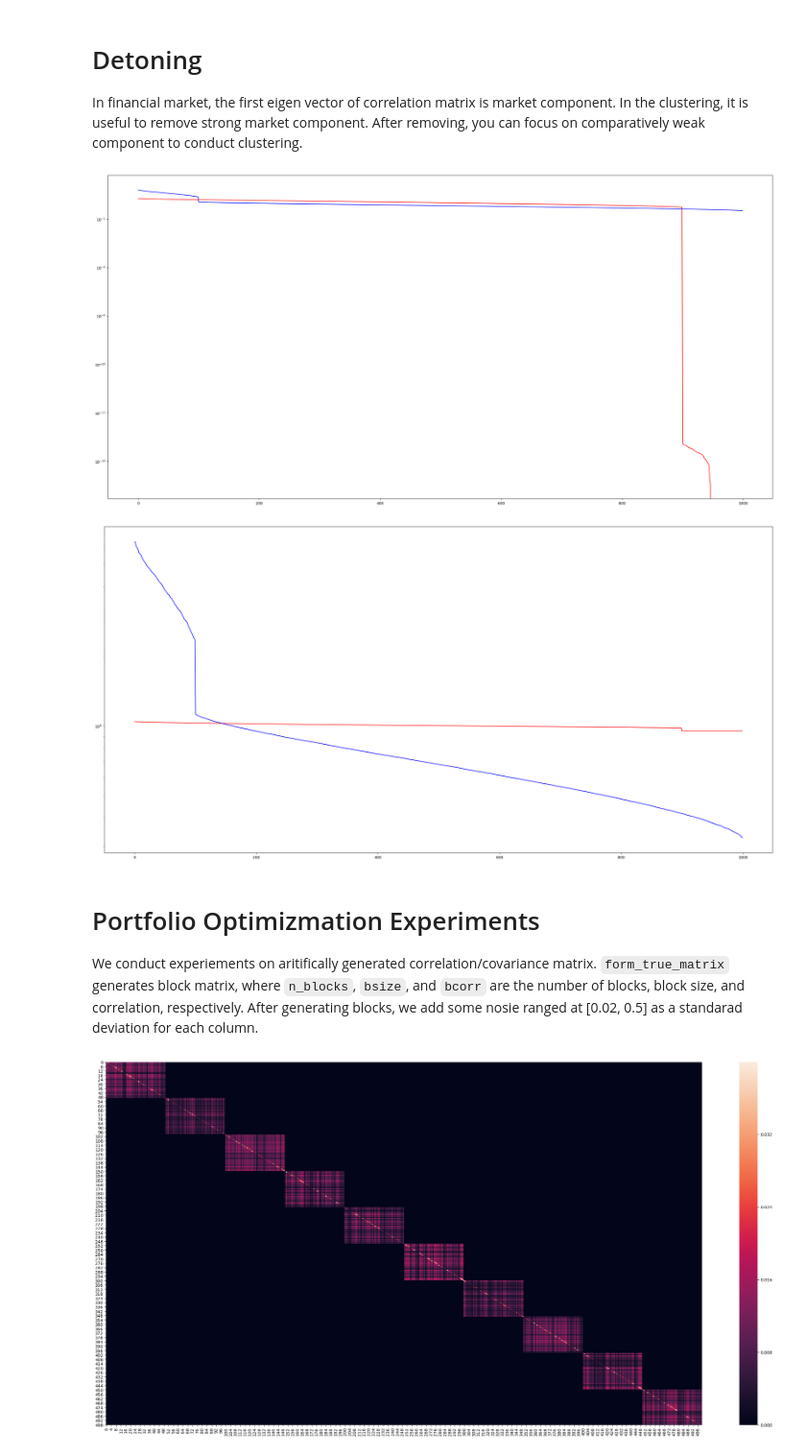
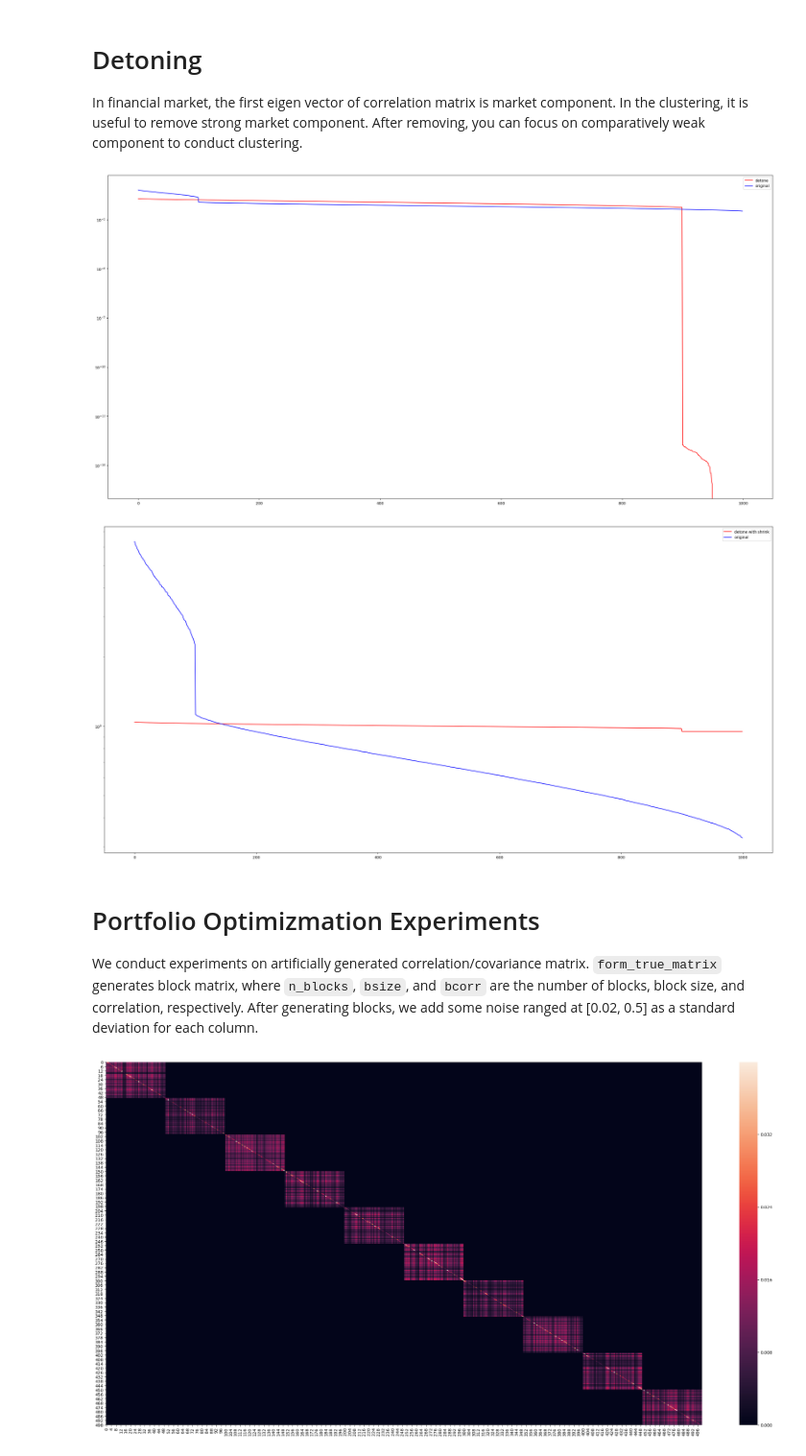
Before and after one commit to jjakimoto/finance_ml, a Jupyter notebook: MLAssetManagers/2. Denoising and Detoning.ipynb, the cells around one changed output. Shown at 96% size. Saved outputs shown, nothing was run; the diff lists cells and outputs as text; code cells hidden in the pictures.

```diff
--- a/MachineLearningForAssetManagers/2. Denoising and Detoning.ipynb
+++ b/MLAssetManagers/2. Denoising and Detoning.ipynb
@@ -84,27 +87,29 @@ In financial market, the first eigen vector of correlation matrix is market comp
 # %%
 from finance_ml.denoising import detone_corr
 
 plt.figure()
 corr1 = detone_corr(e_val0, e_vec0, n_facts0, shrinkage=False)
 e_val1, e_vec1 = getPCA(corr1)
-plt.plot(np.diag(e_val1), color='r');
-plt.plot(np.diag(e_val0), color='b');
+plt.plot(np.diag(e_val1), color='r', label='detone');
+plt.plot(np.diag(e_val0), color='b', label='original');
 plt.yscale('log');
+plt.legend();
 
 plt.figure()
 corr1 = detone_corr(e_val0, e_vec0, n_facts0, shrinkage=True, alpha=0.05)
 e_val1, e_vec1 = getPCA(corr1)
-plt.plot(np.diag(e_val1), color='r');
-plt.plot(np.diag(e_val0), color='b');
+plt.plot(np.diag(e_val1), color='r', label='detone with shrink');
+plt.plot(np.diag(e_val0), color='b', label='original');
 plt.yscale('log');
+plt.legend();
 # %% [output]
-[figure, old version]
+[figure, new version]
-[figure, old version]
+[figure, new version]
 # %% [markdown]
 # Portfolio Optimizmation Experiments
 
-We conduct experiements on aritifically generated correlation/covariance matrix.
-`form_true_matrix` generates block matrix, where `n_blocks`, `bsize`, and `bcorr` are the number of blocks, block size, and correlation, respectively. After generating blocks, we add some nosie ranged at [0.02, 0.5] as a standarad deviation for each column.
+We conduct experiments on artificially generated correlation/covariance matrix.
+`form_true_matrix` generates block matrix, where `n_blocks`, `bsize`, and `bcorr` are the number of blocks, block size, and correlation, respectively. After generating blocks, we add some noise ranged at [0.02, 0.5] as a standard deviation for each column.
 # %%
 from finance_ml.experiments import form_true_matrix
 
```
Also changed, not shown: parts of 7 cells of this notebook, 22 other files.
